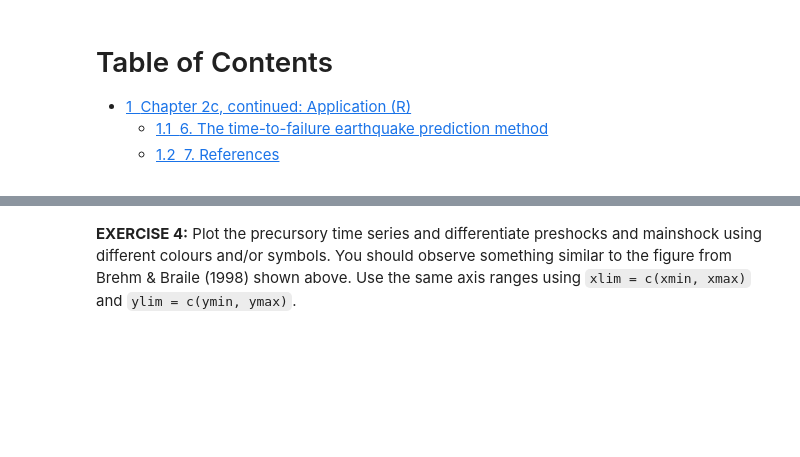
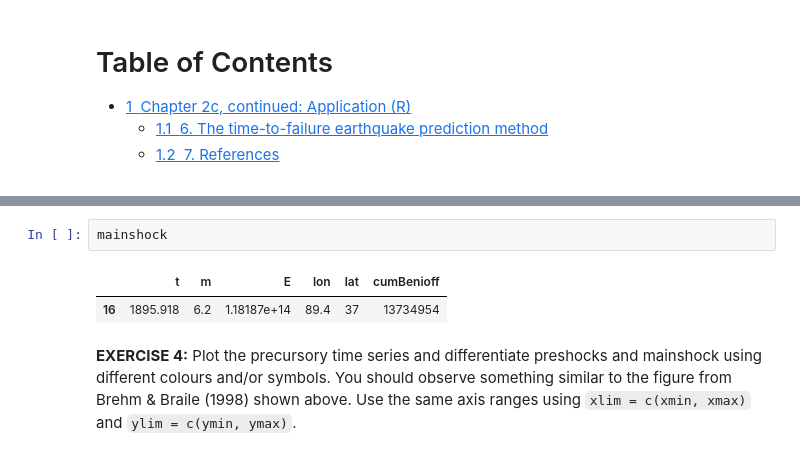
Before and after one commit to ShijingLiang/2021-MLGeo-Github, a Jupyter notebook: Chap2/chap2c_R.ipynb, the cells around one changed output, grey strips where cells are left out. Cells and saved outputs as stored; diff of their text form; blank space fills up the shorter version.

```diff
--- a/Chap2/chap2c_R.ipynb
+++ b/Chap2/chap2c_R.ipynb
@@ -54,2 +52,7 @@ A data.frame: 15 × 6
+# %%
+mainshock
+# %% [output]
+|  | t | m | E | lon | lat | cumBenioff |
+| 16 | 1895.918 | 6.2 | 1.18187e+14 | 89.4 | 37 | 13734954 |
 # %% [markdown]
 **EXERCISE 4:** Plot the precursory time series and differentiate preshocks and mainshock using different colours and/or symbols. You should observe something similar to the figure from Brehm & Braile (1998) shown above. Use the same axis ranges using `xlim = c(xmin, xmax)` and `ylim = c(ymin, ymax)`.
```
Also changed, not shown: parts of 17 cells of this notebook, 5 other files.
